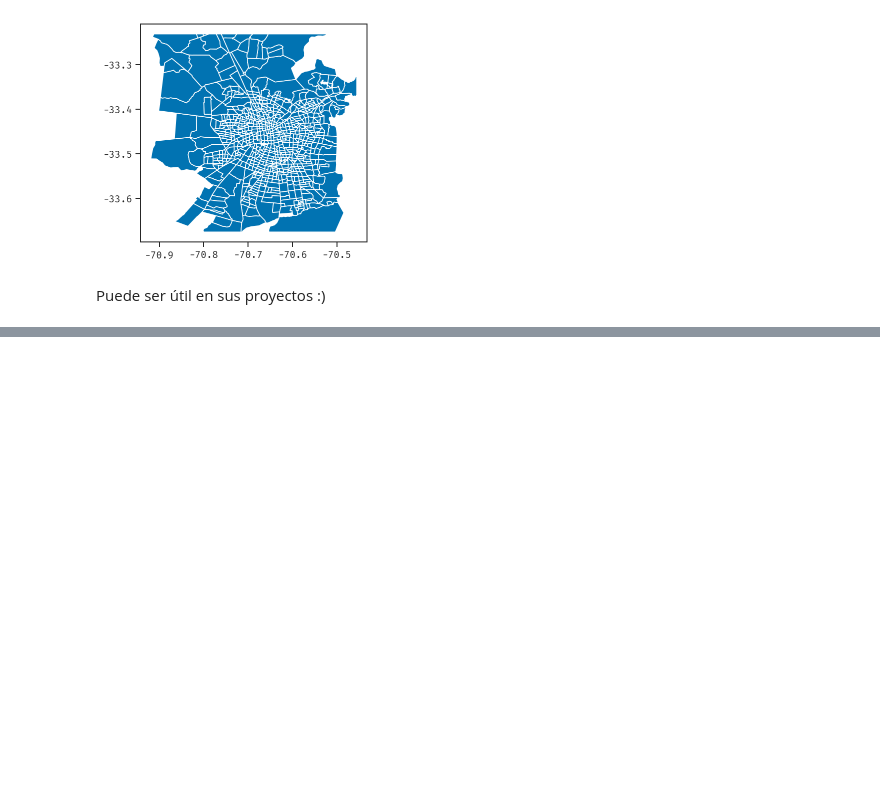
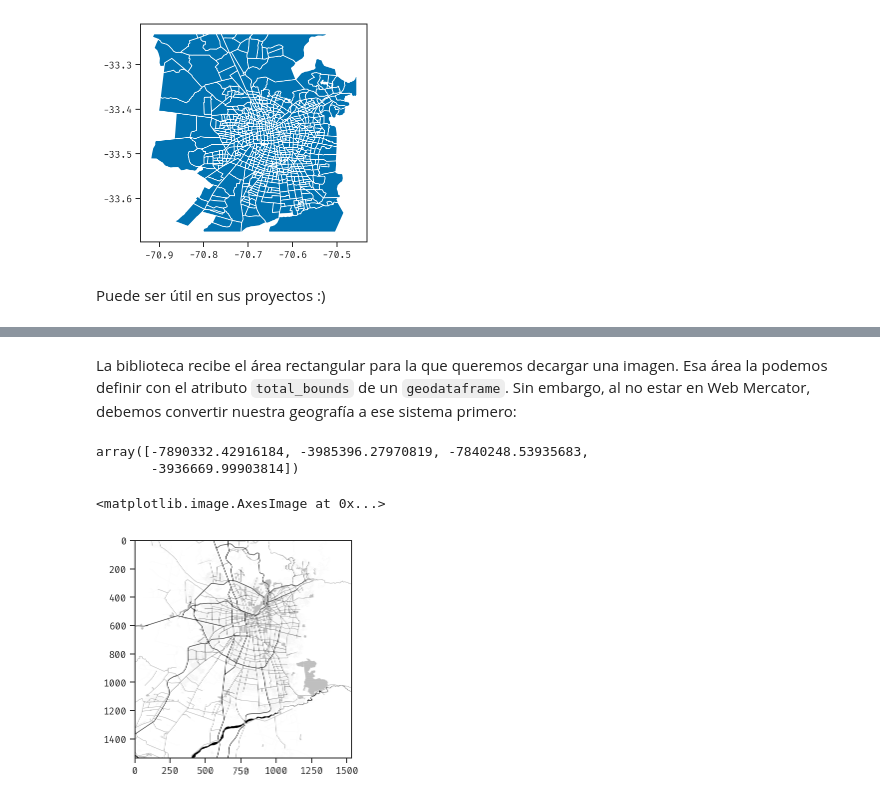
Before and after one commit to zorzalerrante/aves, a Jupyter notebook: notebooks/03-python-mapas-preliminario.ipynb, the cells around one changed output, grey strips where cells are left out. Drawn from its saved outputs; the diff is of its cells as text; code cells hidden in the pictures; blank space fills up the shorter version.

```diff
--- a/notebooks/03-python-mapas-preliminario.ipynb
+++ b/notebooks/03-python-mapas-preliminario.ipynb
@@ -299,0 +342,20 @@ Puede ser útil en sus proyectos :)
+# %% [markdown]
+La biblioteca recibe el área rectangular para la que queremos decargar una imagen. Esa área la podemos definir con el atributo `total_bounds` de un `geodataframe`. Sin embargo, al no estar en Web Mercator, debemos convertir nuestra geografía a ese sistema primero:
+# %%
+bounds = zonas_urbanas.to_crs('EPSG:3857').total_bounds
+bounds
+# %% [output]
+array([-7890332.42916184, -3985396.27970819, -7840248.53935683,
+       -3936669.99903814])
+# %%
+scl_img, scl_ext = cx.bounds2raster(bounds[0], bounds[1], bounds[2], bounds[3],
+    '../data/processed/scl_toner_12.tif',
+    ll=False,
+    source=cx.providers.Stamen.TonerBackground,
+    zoom=12,
+)
+# %%
+plt.imshow(scl_img)
+# %% [output]
+<matplotlib.image.AxesImage at 0x...>
+[figure, added]
```
Also changed, not shown: parts of 21 cells of this notebook, 16 other files.
